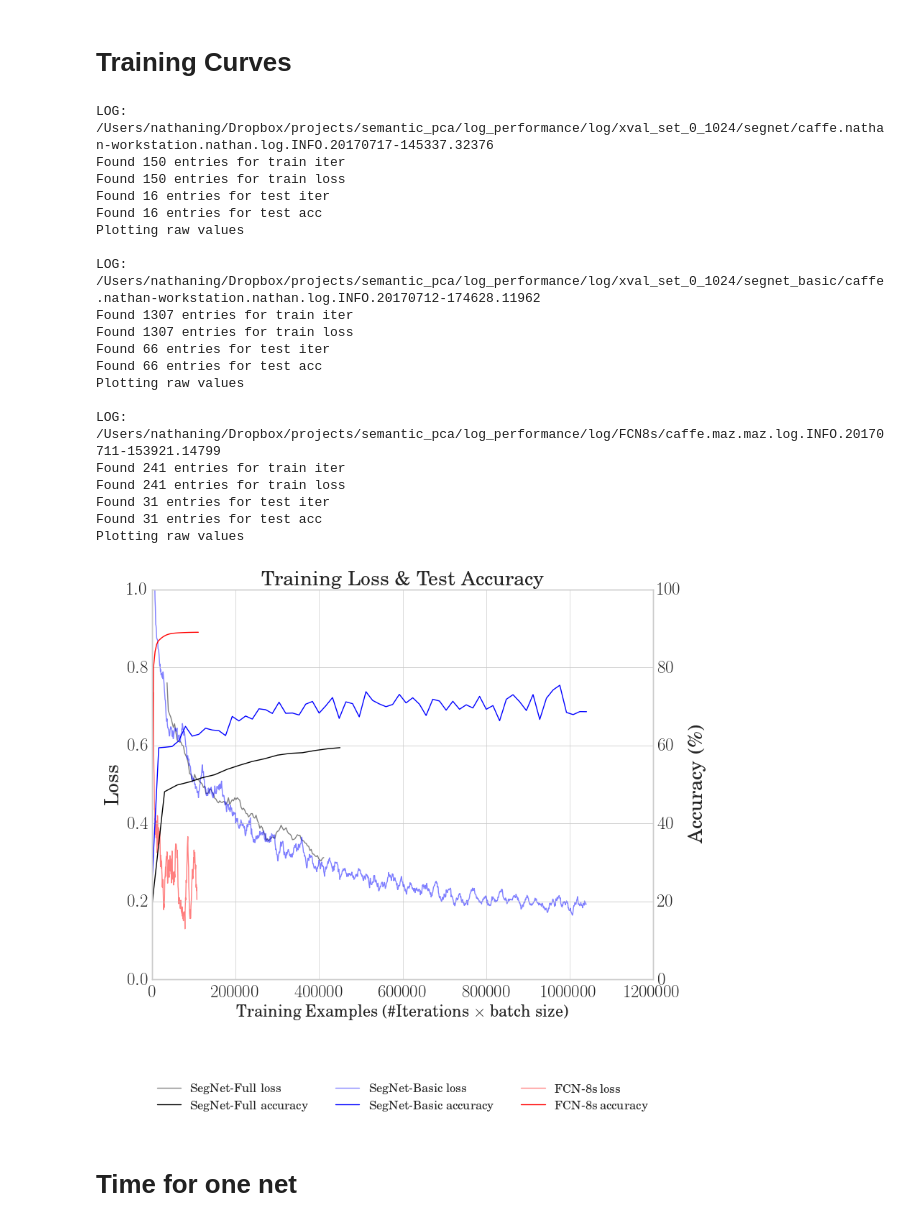
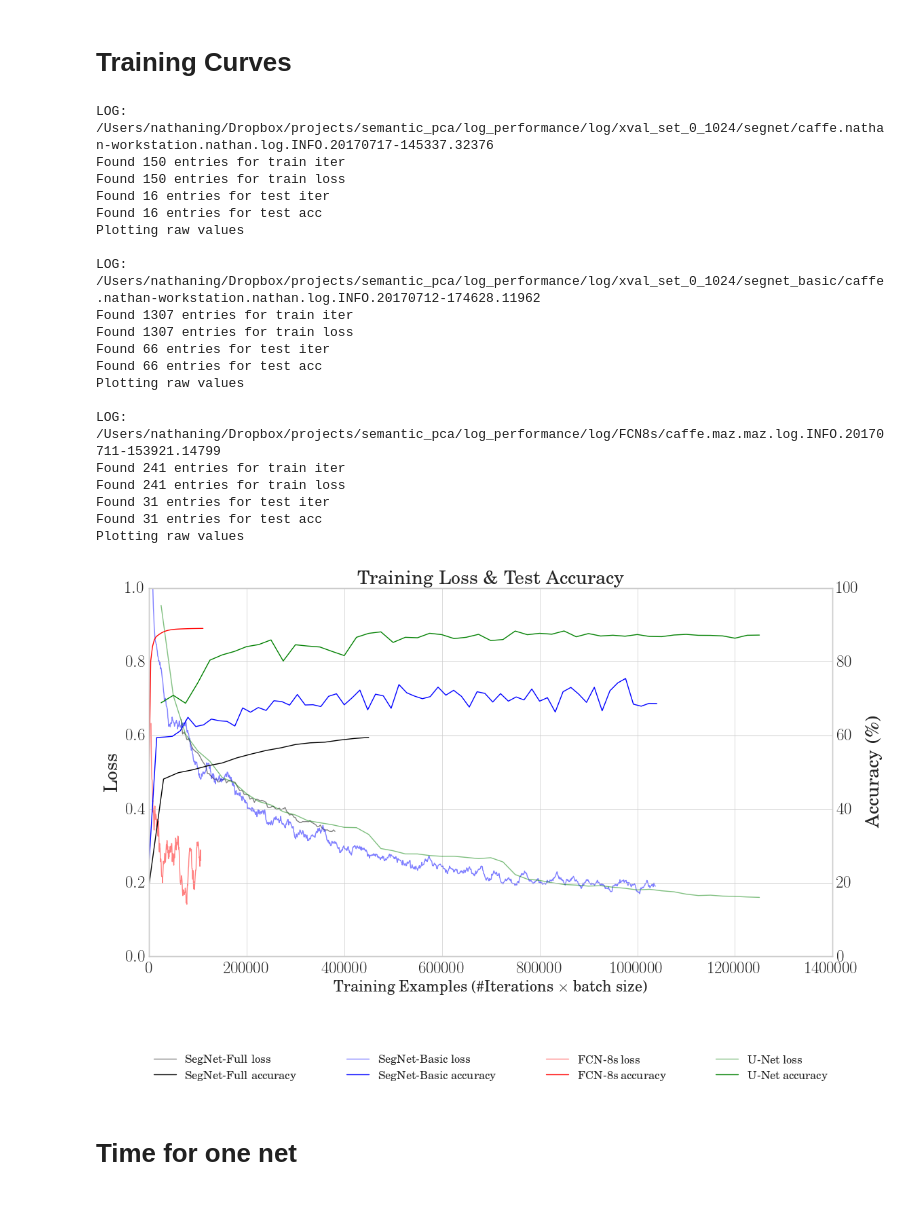
Before and after one commit to BioImageInformatics/histo_seg, a Jupyter notebook: notebooks/plot_logs.ipynb, the cells around one changed output. Drawn from its saved outputs; the diff is of its cells as text; code cells hidden in the pictures.

```diff
--- a/notebooks/plot_logs.ipynb
+++ b/notebooks/plot_logs.ipynb
@@ -72,0 +285,3 @@ fig.savefig(outpath, bbox_inches='tight')
+# %%
+unet_iters = [x*1000 for x in range(1,51)]
+unet_examples = [x*1000*25 for x in range(1,51)]
@@ -82,7 +302,7 @@ logs = ['/Users/nathaning/Dropbox/projects/semantic_pca/log_performance/log/xval
 #         '/home/nathan/Dropbox/projects/semantic_pca/log_performance/log/FCN8s/caffe.maz.maz.log.INFO.20170711-153921.14799']
 
 colors = ['k', 'b', 'r']
-smoothing = [25, 15, 15]
+smoothing = [45, 20, 20]
 names = ['SegNet-Full', 'SegNet-Basic', 'FCN-8s']
 batch_sizes = [6, 16, 1]
 legend_names = ['Train Loss', 'Test Accuracy']
@@ -93,12 +313,11 @@ def moving_average(a, n=25) :
     return ret[n - 1:] / n
 
 # Set up plot:
-fig, ax1 = plt.subplots(figsize=(9,7))
+fig, ax1 = plt.subplots(figsize=(13,7))
 ax1.tick_params(axis='both', which='major', labelsize=18)
 # ax1.set_facecolor('white')
 ax2 = ax1.twinx()
 ax2.tick_params(axis='both', which='major', labelsize=18)
-# ax1.set_xlabel(r'Examples (Iterations $\times$ Batch Size)', size=16)
 
 # ax1.set_xlabel(r'SGD Updates (\#Iterations)', size=20)
 ax1.set_xlabel(r'Training Examples (\#Iterations $\times$ batch size)', size=16)
@@ -178,37 +397,44 @@ for logfile, color, name, batchsize, smooth in zip(logs, colors, names, batch_si
                mlines.Line2D([], [], color=color, label=name+' accuracy'),]
     print ''
 
+ax1.plot(unet_examples, unet_train_loss, color='g' , linestyle = '-', alpha=0.5)
+ax2.plot(unet_examples, unet_test_acc, color='g')
+
+
+handles += [mlines.Line2D([], [], color='g', label='U-Net loss', linestyle = '-', alpha=0.5),
+           mlines.Line2D([], [], color='g', label='U-Net accuracy'),]
+
 lgd = plt.legend(loc=8,
            bbox_to_anchor=(0, -0.35, 1, -0.5),
-           ncol=3, mode="expand", borderaxespad=0.,
+           ncol=4, mode="expand", borderaxespad=0.,
            handles=handles)
 
 plt.title('Training Loss \& Test Accuracy', size=20)
-# fig.savefig('/Users/nathaning/Dropbox/_Papers/pca segmentation/Figs/loss_plots/plots_nexamples.pdf',
-#             bbox_extra_artists=(lgd,), bbox_inches='tight')
+fig.savefig('/Users/nathaning/Dropbox/_Papers/pca segmentation/Figs/loss_plots/legend.pdf',
+            bbox_extra_artists=(lgd,), bbox_inches='tight')
 plt.show()
 # %% [output]
 LOG: /Users/nathaning/Dropbox/projects/semantic_pca/log_performance/log/xval_set_0_1024/segnet/caffe.nathan-workstation.nathan.log.INFO.20170717-145337.32376
 Found 150 entries for train iter
 Found 150 entries for train loss
 Found 16 entries for test iter
 Found 16 entries for test acc
 Plotting raw values
 
 LOG: /Users/nathaning/Dropbox/projects/semantic_pca/log_performance/log/xval_set_0_1024/segnet_basic/caffe.nathan-workstation.nathan.log.INFO.20170712-174628.11962
 Found 1307 entries for train iter
 Found 1307 entries for train loss
 Found 66 entries for test iter
 Found 66 entries for test acc
 Plotting raw values
 
 LOG: /Users/nathaning/Dropbox/projects/semantic_pca/log_performance/log/FCN8s/caffe.maz.maz.log.INFO.20170711-153921.14799
 Found 241 entries for train iter
 Found 241 entries for train loss
 Found 31 entries for test iter
 Found 31 entries for test acc
 Plotting raw values
-[figure, old version]
+[figure, new version]
 # %% [markdown]
 # Time for one net
 # %%
```
Also changed, not shown: parts of 2 cells of this notebook, 1 other file.
